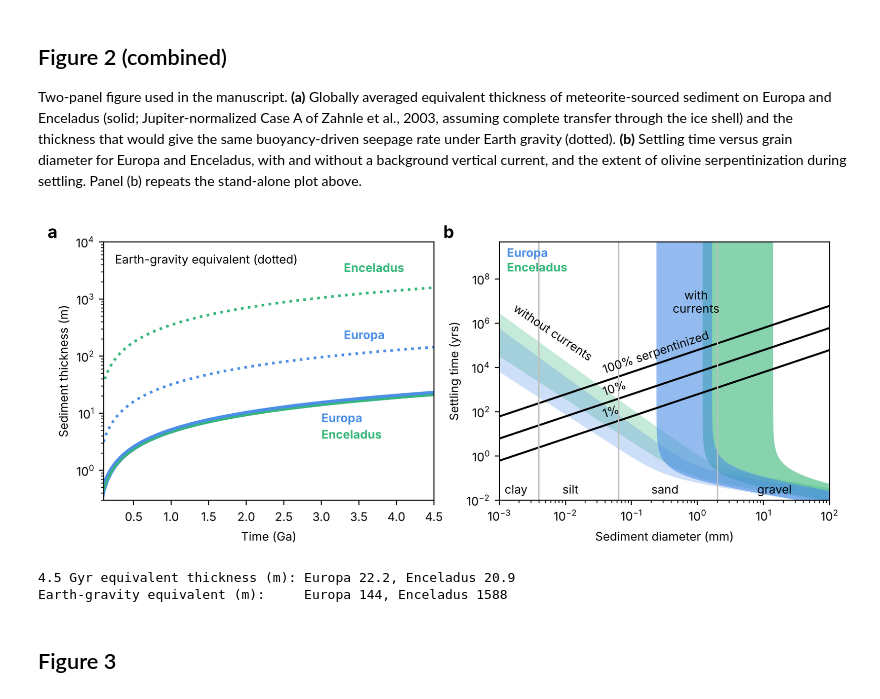
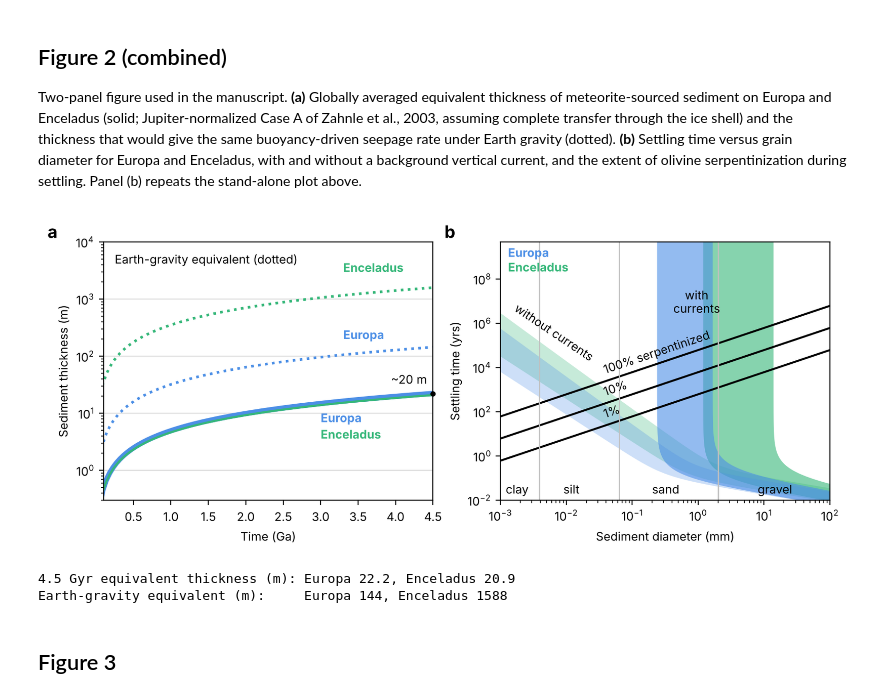
Before and after one commit to tectonic-hydrology/OW_seds, a Jupyter notebook: Figures_for_Randolph_Flagg_et_al_GRL_2025.ipynb, the cells around one changed output. Saved outputs shown, nothing was run; the diff lists cells and outputs as text; code cells hidden in the pictures.

Commit message:
Figure 2a: gridlines at the decades and the 4.5-Gyr value labeled
Co-Authored-By: Claude Fable 5.2 <noreply@anthropic.com>
Claude-Session: https://claude.ai/code/session_013DBfh7D7wThAVNByrUnYko

```diff
--- a/Figures_for_Randolph_Flagg_et_al_GRL_2025.ipynb
+++ b/Figures_for_Randolph_Flagg_et_al_GRL_2025.ipynb
@@ -1111,6 +1111,10 @@ for s, g, c, lw in [(s_Europa_A, gsf_Europa, c_eur, 4), (s_Enceladus_A, gsf_Ence
 axa.set_yscale('log')
 axa.set_xlim(0.1, 4.5); axa.set_ylim(3e-1, 1e4)
 axa.set_xlabel('Time (Ga)'); axa.set_ylabel('Sediment thickness (m)')
+# light gridlines at the decades, and the 4.5-Gyr value marked (on a log axis ~20 m reads as 'just above 10')
+axa.grid(axis='y', which='major', color='0.85', linewidth=0.7); axa.set_axisbelow(True)
+axa.plot([4.5], [s_Europa_A[-1]], 'o', color='k', markersize=3, clip_on=False, zorder=6)
+axa.text(4.42, 33, '~20 m', ha='right', fontsize=9)
 
 # curves are labeled on the plot instead of in a legend
 kw = dict(fontsize=9, weight='bold')
@@ -1138,34 +1142,34 @@ axb.set_xlabel('Sediment diameter (mm)'); axb.set_ylabel('Settling time (yrs)')
 axb.text(1.3e-3, 1.0e9, 'Europa', c=c_eur, weight='bold'); axb.text(1.3e-3, 2.2e8, 'Enceladus', c=c_enc, weight='bold')
 axb.text(.95, 1.2e7, 'with', ha='center'); axb.text(.95, 3e6, 'currents', ha='center')
 
 plt.tight_layout()
 
 def label_along(ax, x0, y0, slope, text, lift=1.6, **kw):
     """Write text starting at (x0, y0*lift), rotated to follow a log-log line of the given slope."""
     p0 = ax.transData.transform((x0, y0)); p1 = ax.transData.transform((x0*10, y0*10**slope))
     ang = np.degrees(np.arctan2(p1[1]-p0[1], p1[0]-p0[0]))
     ax.text(x0, y0*lift, text, rotation=ang, rotation_mode='anchor', ha='left', va='bottom', **kw)
 
 fig.canvas.draw()
 mm = lambda x: np.interp(x, d*1e3, ol_time_0)                       # years to fully serpentinize a grain of x mm
 label_along(axb, 4e-2, mm(4e-2), 1, '100% serpentinized')
 label_along(axb, 4e-2, mm(4e-2)*1e-1, 1, '10%')
 label_along(axb, 4e-2, mm(4e-2)*1e-2, 1, '1%')
 label_along(axb, 1.5e-3, np.interp(1.5e-3, d*1e3, t_enc_b), -2, 'without currents', lift=2.5)
 
 # panel labels
 for ax, lab in ((axa, 'a'), (axb, 'b')):
     ax.text(-0.17, 1.0, lab, transform=ax.transAxes, fontsize=13, weight='bold', va='bottom')
 
 plt.savefig('Figure2_combined.png', dpi=600)
 plt.savefig('Figure2_combined.pdf')
 plt.show()
 
 # values quoted in the text (equivalent thickness after 4.5 Gyr, m)
 print('4.5 Gyr equivalent thickness (m): Europa %.1f, Enceladus %.1f' % (s_Europa_A[-1], s_Enceladus_A[-1]))
 print('Earth-gravity equivalent (m):     Europa %.0f, Enceladus %.0f' % (s_Europa_A[-1]*9.81/gsf_Europa, s_Enceladus_A[-1]*9.81/gsf_Enceladus))
 # %% [output]
-[figure, old version]
+[figure, new version]
 4.5 Gyr equivalent thickness (m): Europa 22.2, Enceladus 20.9
 Earth-gravity equivalent (m):     Europa 144, Enceladus 1588
 # %% [markdown]
```
